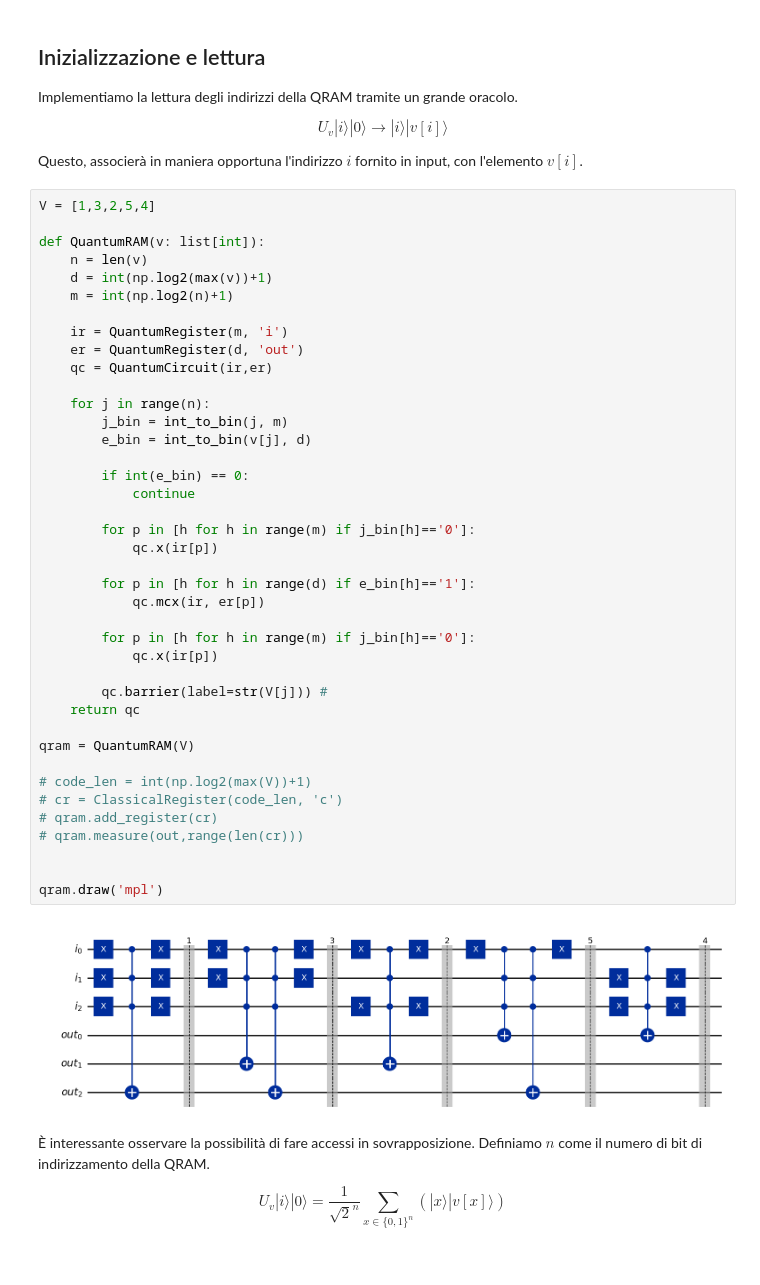
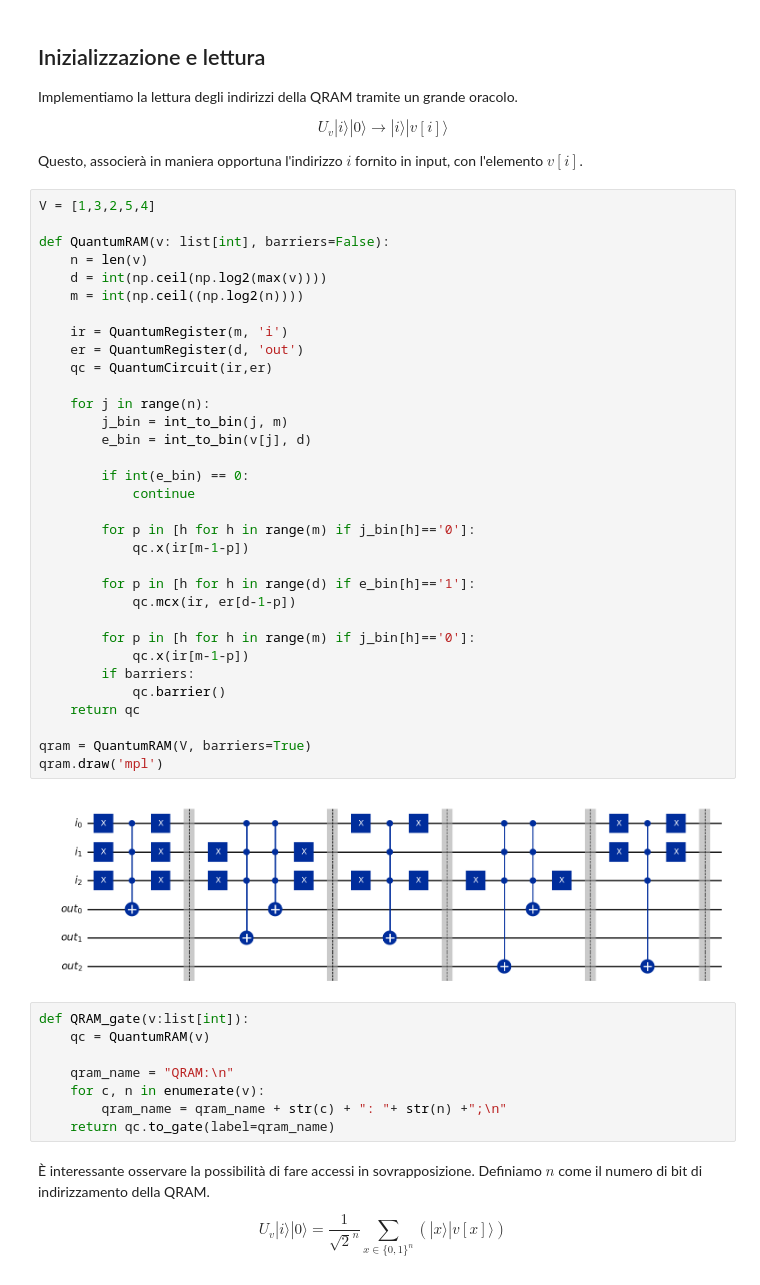
Before and after one commit to BoredDam/quantum-algorithms, a Jupyter notebook: naive-QRAM/naive-qram.ipynb, the cells around one changed output. Saved outputs shown, nothing was run; the diff lists cells and outputs as text.

Commit message:
feat: QRAM init and overwrite gates

```diff
--- a/naive-QRAM/naive-qram.ipynb
+++ b/naive-QRAM/naive-qram.ipynb
@@ -24,45 +27,46 @@ Questo, associerà in maniera opportuna l'indirizzo $i$ fornito in input, con l'
 # %%
 V = [1,3,2,5,4]
 
-def QuantumRAM(v: list[int]):
+def QuantumRAM(v: list[int], barriers=False):
     n = len(v)
-    d = int(np.log2(max(v))+1)
-    m = int(np.log2(n)+1)
+    d = int(np.ceil(np.log2(max(v))))
+    m = int(np.ceil((np.log2(n))))
 
     ir = QuantumRegister(m, 'i')
     er = QuantumRegister(d, 'out')
     qc = QuantumCircuit(ir,er)
 
     for j in range(n):
         j_bin = int_to_bin(j, m)
         e_bin = int_to_bin(v[j], d)
 
         if int(e_bin) == 0:
             continue
 
         for p in [h for h in range(m) if j_bin[h]=='0']:
-            qc.x(ir[p])
+            qc.x(ir[m-1-p])
 
         for p in [h for h in range(d) if e_bin[h]=='1']:
-            qc.mcx(ir, er[p])
+            qc.mcx(ir, er[d-1-p])
 
         for p in [h for h in range(m) if j_bin[h]=='0']:
-            qc.x(ir[p])
-
-        qc.barrier(label=str(V[j])) #
+            qc.x(ir[m-1-p])
+        if barriers:
+            qc.barrier()
     return qc
 
-qram = QuantumRAM(V)
-
-# code_len = int(np.log2(max(V))+1)
-# cr = ClassicalRegister(code_len, 'c')
-# qram.add_register(cr)
-# qram.measure(out,range(len(cr)))
-
-
+qram = QuantumRAM(V, barriers=True)
 qram.draw('mpl')
 # %% [output]
-[figure, old version]
+[figure, new version]
+# %%
+def QRAM_gate(v:list[int]):
+    qc = QuantumRAM(v)
+
+    qram_name = "QRAM:\n"
+    for c, n in enumerate(v):
+        qram_name = qram_name + str(c) + ": "+ str(n) +";\n"
+    return qc.to_gate(label=qram_name)
 # %% [markdown]
 È interessante osservare la possibilità di fare accessi in sovrapposizione. Definiamo $n$ come il numero di bit di indirizzamento della QRAM.
 
```
Also changed, not shown: parts of 9 cells of this notebook.
